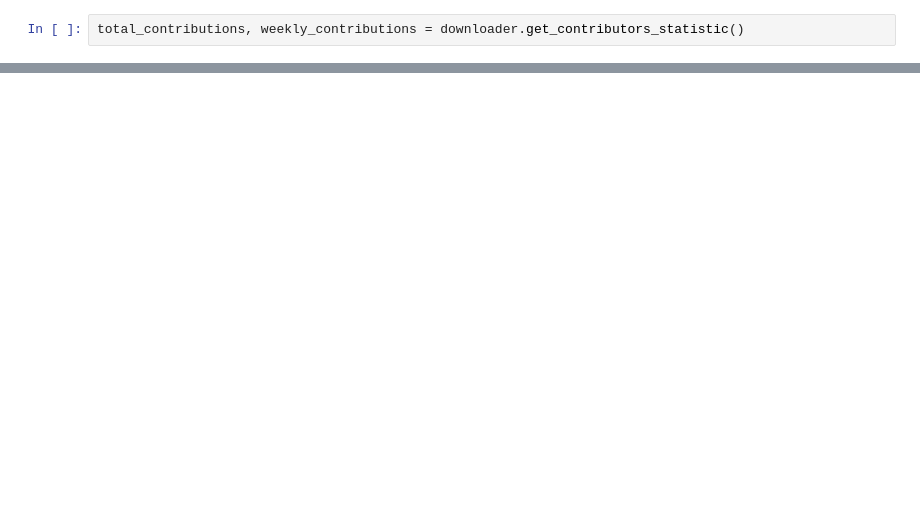
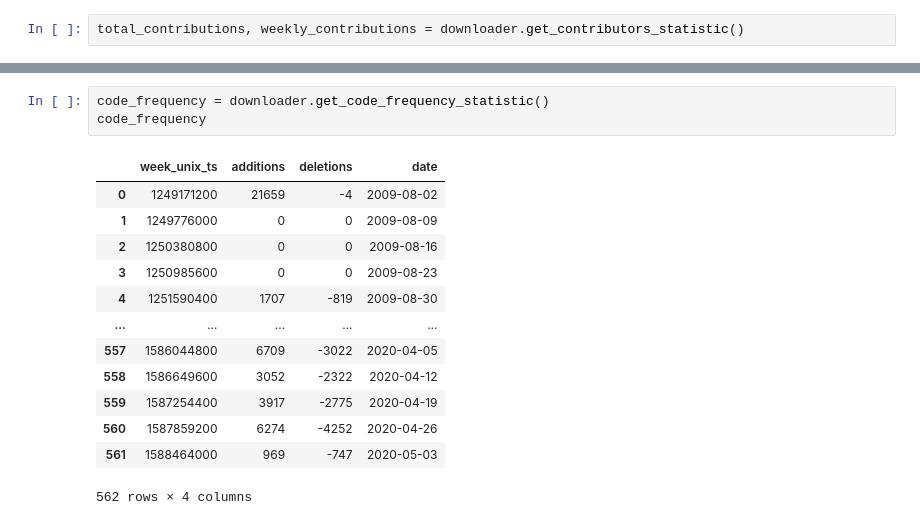
Before and after one commit to porsk/github-stats, a Jupyter notebook: GitHub Stats.ipynb, the cells around one changed output, grey strips where cells are left out. Drawn from its saved outputs; the diff is of its cells as text; blank space fills up the shorter version.

```diff
--- a/GitHub Stats.ipynb
+++ b/GitHub Stats.ipynb
@@ -113,0 +90,17 @@ downloader.get_code_frequency_statistic()
+# %%
+code_frequency = downloader.get_code_frequency_statistic()
+code_frequency
+# %% [output]
+|  | week_unix_ts | additions | deletions | date |
+| 0 | 1249171200 | 21659 | -4 | 2009-08-02 |
+| 1 | 1249776000 | 0 | 0 | 2009-08-09 |
+| 2 | 1250380800 | 0 | 0 | 2009-08-16 |
+| 3 | 1250985600 | 0 | 0 | 2009-08-23 |
+| 4 | 1251590400 | 1707 | -819 | 2009-08-30 |
+| ... | ... | ... | ... | ... |
+| 557 | 1586044800 | 6709 | -3022 | 2020-04-05 |
+| 558 | 1586649600 | 3052 | -2322 | 2020-04-12 |
+| 559 | 1587254400 | 3917 | -2775 | 2020-04-19 |
+| 560 | 1587859200 | 6274 | -4252 | 2020-04-26 |
+| 561 | 1588464000 | 969 | -747 | 2020-05-03 |
+562 rows × 4 columns
```
Also changed, not shown: parts of 12 cells of this notebook, 2 other files.
